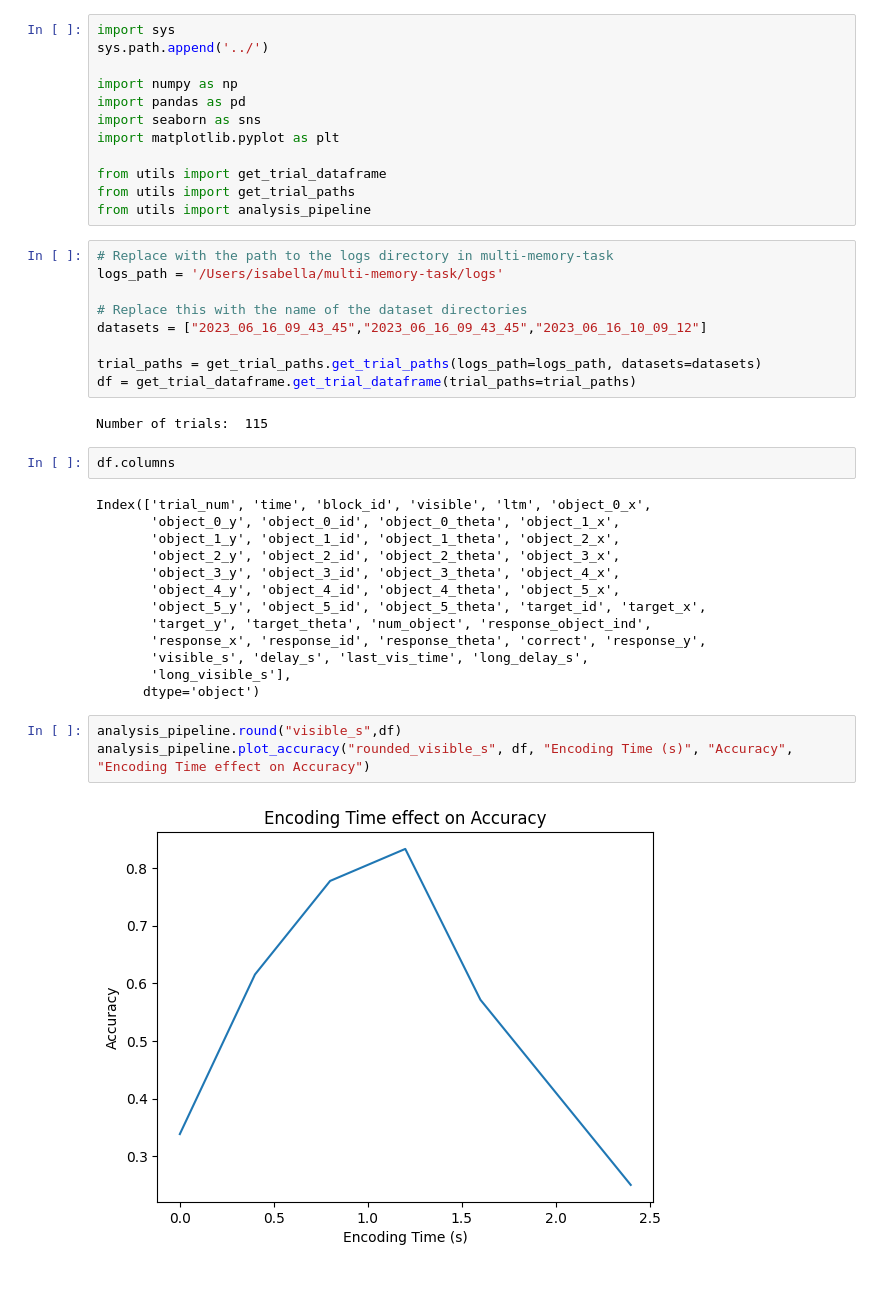
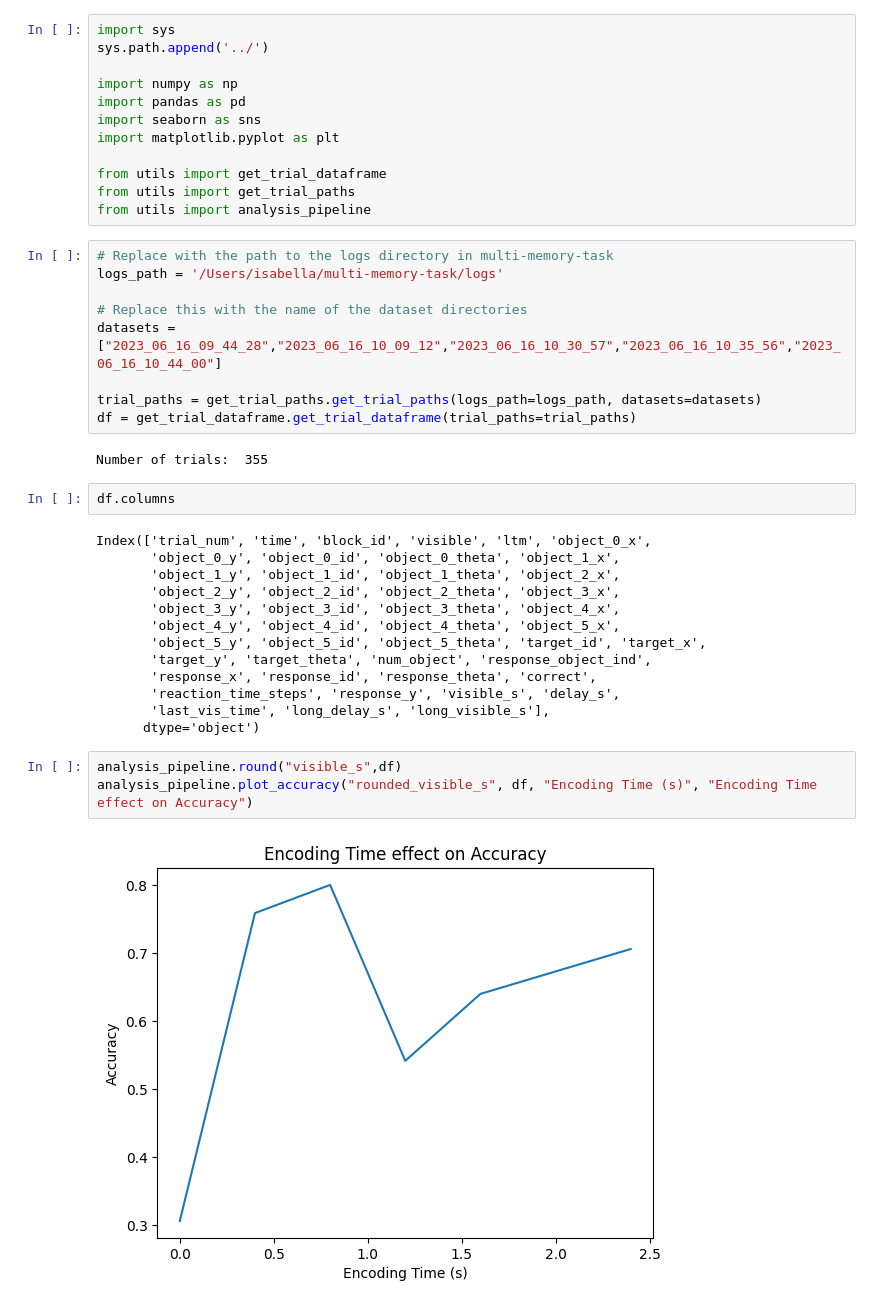
Before and after one commit to aidapiccato/multi-memory-analysis, a Jupyter notebook: notebooks/long_term_analysis.ipynb, the cells around one changed output. Drawn from its saved outputs; the diff is of its cells as text.

```diff
--- a/notebooks/long_term_analysis.ipynb
+++ b/notebooks/long_term_analysis.ipynb
@@ -18,12 +18,12 @@ from utils import analysis_pipeline
 logs_path = '/Users/isabella/multi-memory-task/logs'
 
 # Replace this with the name of the dataset directories
-datasets = ["2023_06_16_09_43_45","2023_06_16_09_43_45","2023_06_16_10_09_12"]
+datasets = ["2023_06_16_09_44_28","2023_06_16_10_09_12","2023_06_16_10_30_57","2023_06_16_10_35_56","2023_06_16_10_44_00"]
 
 trial_paths = get_trial_paths.get_trial_paths(logs_path=logs_path, datasets=datasets)
 df = get_trial_dataframe.get_trial_dataframe(trial_paths=trial_paths)
 # %% [output]
-Number of trials:  115
+Number of trials:  355
 # %%
 df.columns
 # %% [output]
@@ -35,13 +35,13 @@ Index(['trial_num', 'time', 'block_id', 'visible', 'ltm', 'object_0_x',
        'object_4_y', 'object_4_id', 'object_4_theta', 'object_5_x',
        'object_5_y', 'object_5_id', 'object_5_theta', 'target_id', 'target_x',
        'target_y', 'target_theta', 'num_object', 'response_object_ind',
-       'response_x', 'response_id', 'response_theta', 'correct', 'response_y',
-       'visible_s', 'delay_s', 'last_vis_time', 'long_delay_s',
-       'long_visible_s'],
+       'response_x', 'response_id', 'response_theta', 'correct',
+       'reaction_time_steps', 'response_y', 'visible_s', 'delay_s',
+       'last_vis_time', 'long_delay_s', 'long_visible_s'],
       dtype='object')
 # %%
 analysis_pipeline.round("visible_s",df)
-analysis_pipeline.plot_accuracy("rounded_visible_s", df, "Encoding Time (s)", "Accuracy", "Encoding Time effect on Accuracy")
+analysis_pipeline.plot_accuracy("rounded_visible_s", df, "Encoding Time (s)", "Encoding Time effect on Accuracy")
 # %% [output]
-[figure, old version]
+[figure, new version]
 # %%
```
Also changed, not shown: parts of 14 cells of this notebook, 5 other files.
